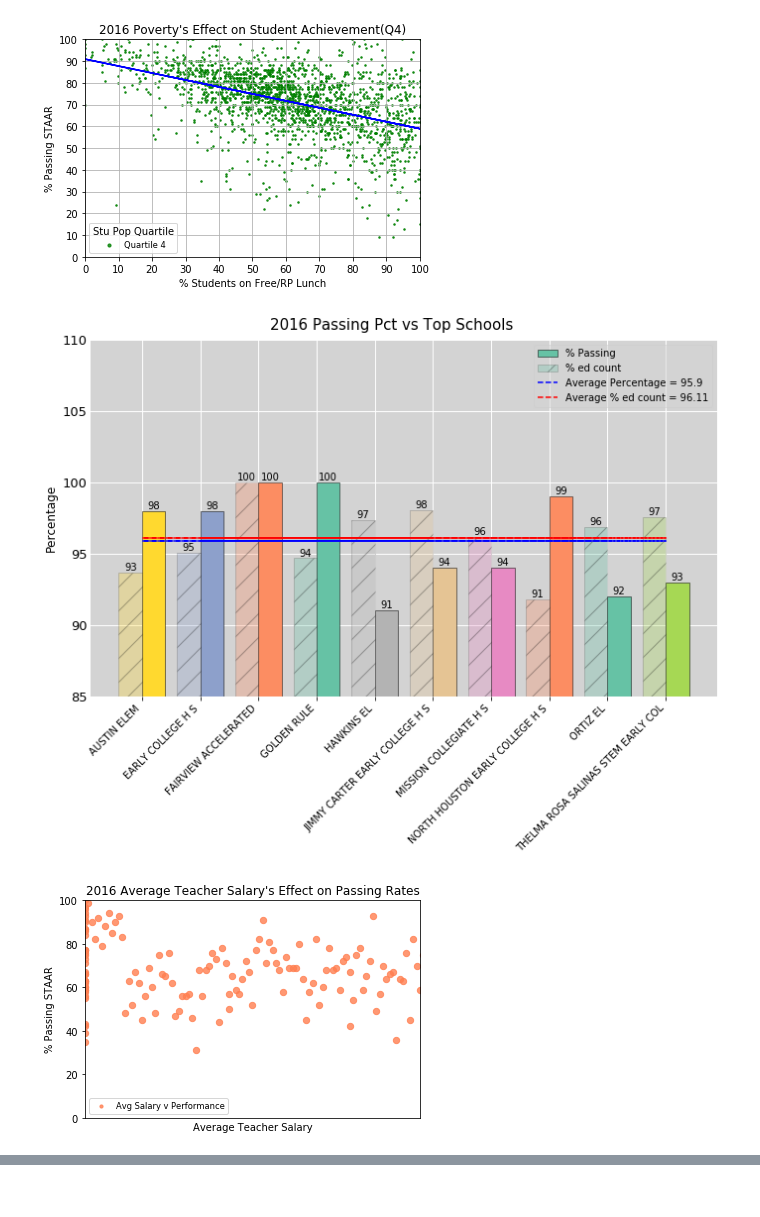
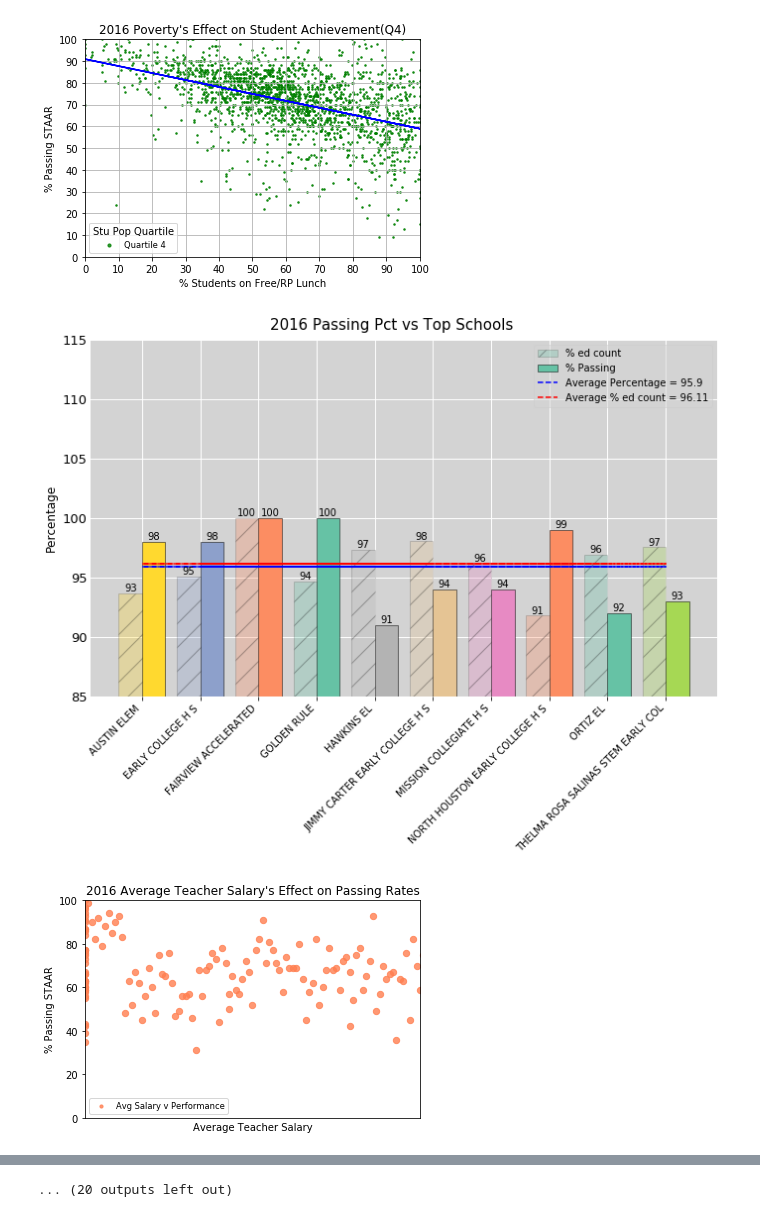
Before and after one commit to schoolperformanceproject/BetterSchools, a Jupyter notebook: combine/betterschools_start.ipynb, the cells around one changed output, grey strips where cells are left out. Cells and saved outputs as stored; diff of their text form; code cells hidden in the pictures.

Commit message:
Integrated pct_pass performance function

```diff
--- a/combine/betterschools_start.ipynb
+++ b/combine/betterschools_start.ipynb
@@ -58,0 +7,8 @@ def fx_extract_community():
+# %%
+def fx_contain(string,target):
+    '''
+    Type:     helpful function (check if string is in target string)
+    Input:    string and target
+    Output:   Boolean : True or False
+    '''
+    return string.lower() in target.lower()
@@ -232,13 +285,12 @@ def fx_bar_plot(DataFrameB, legend_dict):
     fig.subplots_adjust(top=.93) # adjust so title is just above chart
     fig.set_size_inches(10, 6)
 
-    y_max_height = ((y.max()//10)*10)+10
-    y_min_height = ((y.min()//10)*10)-5
-    ax.set_ylim(y_min_height, y_max_height, .5)
-
     if legend_dict['number_of_y_data'] == 2:
         bar_columns = ax.bar(x, y, bar_width, align="edge", color = rgb_values, linewidth=.5, edgecolor=['black']*len(x))
     else:
+        y_max_height = ((y.max()//10)*10)+10
+        y_min_height = ((y.min()//10)*10)-5
+        ax.set_ylim(y_min_height, y_max_height, .5)
         bar_columns = ax.bar(x, y, bar_width, color = rgb_values, linewidth=.5, edgecolor=['black']*len(x))
 
     for column in bar_columns:
@@ -252,6 +304,17 @@ def fx_bar_plot(DataFrameB, legend_dict):
     l1 = ax.plot(x, total_mean_list, '--', color='b', label=line_label1)
 
     if legend_dict['number_of_y_data'] == 2:
+        if y.max() < y2.max():
+            ymax = y2.max()
+        else:
+            ymax = y.max()
+        if y.min() > y2.min():
+            ymin = y2.min()
+        else:
+            ymin = y.min()
+        y_max_height = ((ymax//10)*10)+15
+        y_min_height = ((ymin//10)*10)-5
+        ax.set_ylim(y_min_height, y_max_height, .5)
         bar_columns1 = ax.bar(x, y2, -1*bar_width, align="edge",hatch ='/', color = rgb_values, alpha=0.3, linewidth=.5, edgecolor=['black']*len(x))
 
         for column in bar_columns1:
@@ -263,7 +326,7 @@ def fx_bar_plot(DataFrameB, legend_dict):
                     ha='center', va='bottom')
         line_label2 = 'Average '+ y2_label +' = ' + str(round(y2.mean(),2))
         l2 = ax.plot(x, total_mean_list2, '--', color='r', label=line_label2)
-        ax.legend((bar_columns[0], bar_columns1[0],l1[0], l2[0]), (legend_dict['y1label'], y2_label,line_label1 , line_label2),facecolor='lightgray', framealpha=0.5, fancybox=True)
+        ax.legend(( bar_columns1[0],bar_columns[0],l1[0], l2[0]), (y2_label,legend_dict['y1label'], line_label1 , line_label2),facecolor='lightgray', framealpha=0.5, fancybox=True)
     else :
         ax.legend((l1[0],), (line_label1,),facecolor='lightgray', framealpha=0.5, fancybox=True)
 
@@ -476,7 +539,7 @@ def fx_perf_all(DataFrameA,legend_dict):
     plt.show()
 # %%
 # calling data in loop for each year
-for v_interested_year in [2016]:
+for v_interested_year in [2016 , 2015 , 2014, 2013]:
 
     #extract performance (pct_pass) data
     df_performance = fx_extract_performance(v_interested_year)
@@ -562,32 +625,32 @@ for v_interested_year in [2016]:
 
     #### pct Economically disadvantage/ pct passing for top 10 campuses
     legend_dict = {'title' : str(v_interested_year) + ' Passing Pct vs Top Schools',
                    'ylabel' : 'Percentage',
                    'y1label' : '% Passing',
                    'y2label' : '% ed count',
                    'figname' : str(v_interested_year) +' Passing Pct vs Top Schools',
                    'high_ylim' : 100 , 'low_ylim' : 80, 'number_of_y_data' : 2,
                    'filename' : str(v_interested_year)+'_ed_top_schools'
                   }
     DataFrameC =DataFrameA.loc[(DataFrameA['perf_value_rank'] < 10),['campus_name','y_data','x_data']]
     rename_dict = {'campus_name': 'x_data', 'y_data': 'y_data' , 'x_data' : 'y2_data'}
     DataFrameC.rename(columns=rename_dict, inplace=True)
     fx_bar_plot(DataFrameC, legend_dict)
 
     #### average salary of teachers vs performance accross all campuses
     legend_dict = {'title' : str(v_interested_year) + " Average Teacher Salary's Effect on Passing Rates",
                    'ylabel' : '% Passing STAAR',
                    'xlabel' : "Average Teacher Salary",
                    'filename' : str(v_interested_year)+'_sal_perf'
                   }
     DataFrame2 = fx_salary(df_performance,df_student_teacher,df_community)
     fx_sal_perf(DataFrame2,legend_dict)
 # %% [output]
 [figure]
 [figure]
 [figure]
 [figure]
 [figure]
 [figure]
-[figure, old version]
+[figure, new version]
 [figure]
@@ -593,0 +661 @@ for v_interested_year in [2016]:
+... (20 outputs left out)
```
Also changed, not shown: parts of 3 cells of this notebook, 52 other files.
